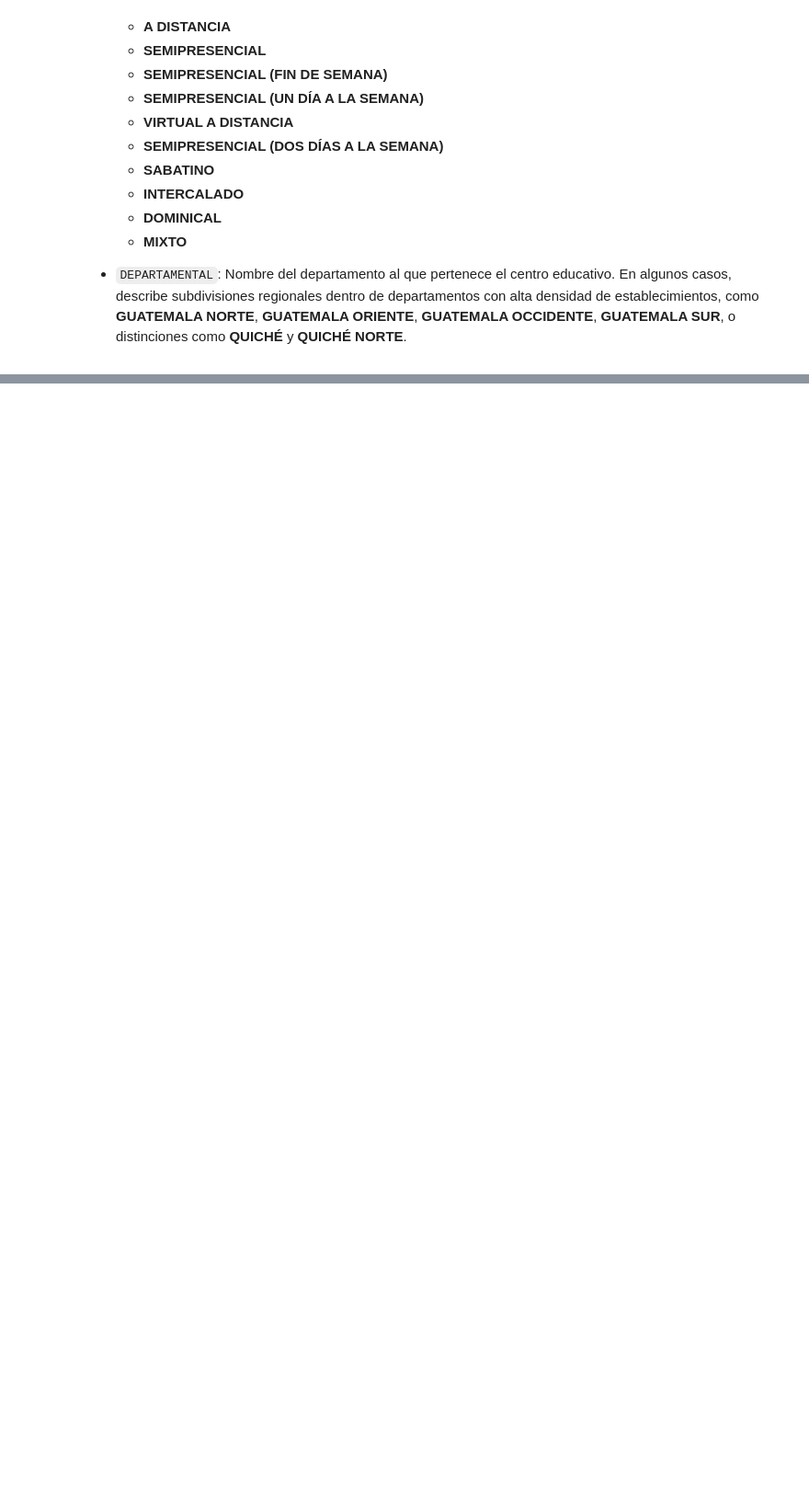
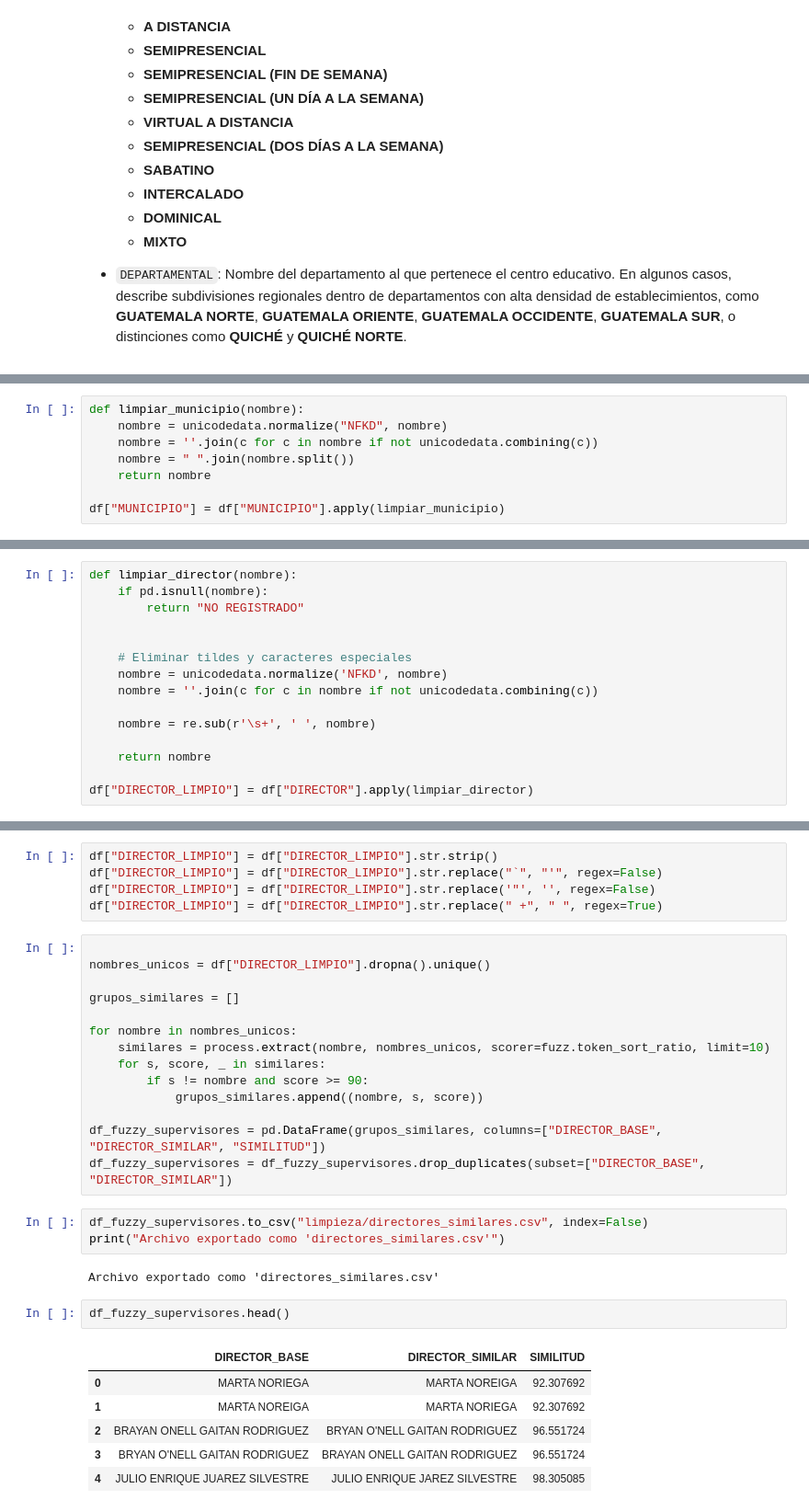
Before and after one commit to alee2602/PROYECTO1-DS, a Jupyter notebook: analisis.ipynb, the cells around one changed output, grey strips where cells are left out. Shown: that part at 92% size. Drawn from its saved outputs; the diff is of its cells as text; blank space fills up the shorter version.

Commit message:
análisis y limpieza terminados

```diff
--- a/analisis.ipynb
+++ b/analisis.ipynb
@@ -369,0 +348,8 @@ Distrito: 99-001
+# %%
+def limpiar_municipio(nombre):
+    nombre = unicodedata.normalize("NFKD", nombre)
+    nombre = ''.join(c for c in nombre if not unicodedata.combining(c))
+    nombre = " ".join(nombre.split())
+    return nombre
+
+df["MUNICIPIO"] = df["MUNICIPIO"].apply(limpiar_municipio)
@@ -369,0 +701,15 @@ Distrito: 99-001
+# %%
+def limpiar_director(nombre):
+    if pd.isnull(nombre):
+        return "NO REGISTRADO"
+
+
+    # Eliminar tildes y caracteres especiales
+    nombre = unicodedata.normalize('NFKD', nombre)
+    nombre = ''.join(c for c in nombre if not unicodedata.combining(c))
+
+    nombre = re.sub(r'\s+', ' ', nombre)
+
+    return nombre
+
+df["DIRECTOR_LIMPIO"] = df["DIRECTOR"].apply(limpiar_director)
@@ -369,0 +737,33 @@ Distrito: 99-001
+# %%
+df["DIRECTOR_LIMPIO"] = df["DIRECTOR_LIMPIO"].str.strip()
+df["DIRECTOR_LIMPIO"] = df["DIRECTOR_LIMPIO"].str.replace("`", "'", regex=False)
+df["DIRECTOR_LIMPIO"] = df["DIRECTOR_LIMPIO"].str.replace('"', '', regex=False)
+df["DIRECTOR_LIMPIO"] = df["DIRECTOR_LIMPIO"].str.replace(" +", " ", regex=True)
+# %%
+
+nombres_unicos = df["DIRECTOR_LIMPIO"].dropna().unique()
+
+grupos_similares = []
+
+for nombre in nombres_unicos:
+    similares = process.extract(nombre, nombres_unicos, scorer=fuzz.token_sort_ratio, limit=10)
+    for s, score, _ in similares:
+        if s != nombre and score >= 90:
+            grupos_similares.append((nombre, s, score))
+
+df_fuzzy_supervisores = pd.DataFrame(grupos_similares, columns=["DIRECTOR_BASE", "DIRECTOR_SIMILAR", "SIMILITUD"])
+df_fuzzy_supervisores = df_fuzzy_supervisores.drop_duplicates(subset=["DIRECTOR_BASE", "DIRECTOR_SIMILAR"])
+# %%
+df_fuzzy_supervisores.to_csv("limpieza/directores_similares.csv", index=False)
+print("Archivo exportado como 'directores_similares.csv'")
+# %% [output]
+Archivo exportado como 'directores_similares.csv'
+# %%
+df_fuzzy_supervisores.head()
+# %% [output]
+|  | DIRECTOR_BASE | DIRECTOR_SIMILAR | SIMILITUD |
+| 0 | MARTA NORIEGA | MARTA NOREIGA | 92.307692 |
+| 1 | MARTA NOREIGA | MARTA NORIEGA | 92.307692 |
+| 2 | BRAYAN ONELL GAITAN RODRIGUEZ | BRYAN O'NELL GAITAN RODRIGUEZ | 96.551724 |
+| 3 | BRYAN O'NELL GAITAN RODRIGUEZ | BRAYAN ONELL GAITAN RODRIGUEZ | 96.551724 |
+| 4 | JULIO ENRIQUE JUAREZ SILVESTRE | JULIO ENRIQUE JAREZ SILVESTRE | 98.305085 |
```
Also changed, not shown: parts of 101 cells of this notebook, 37 other files.
